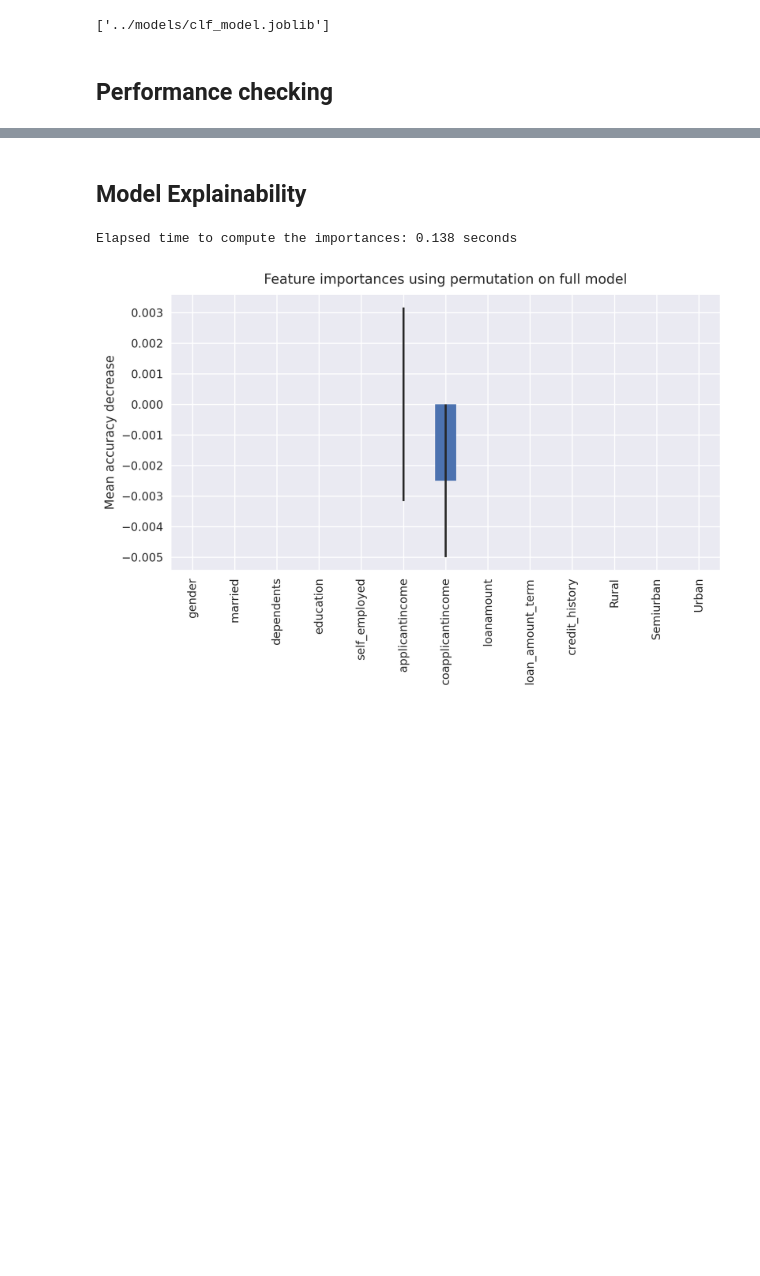
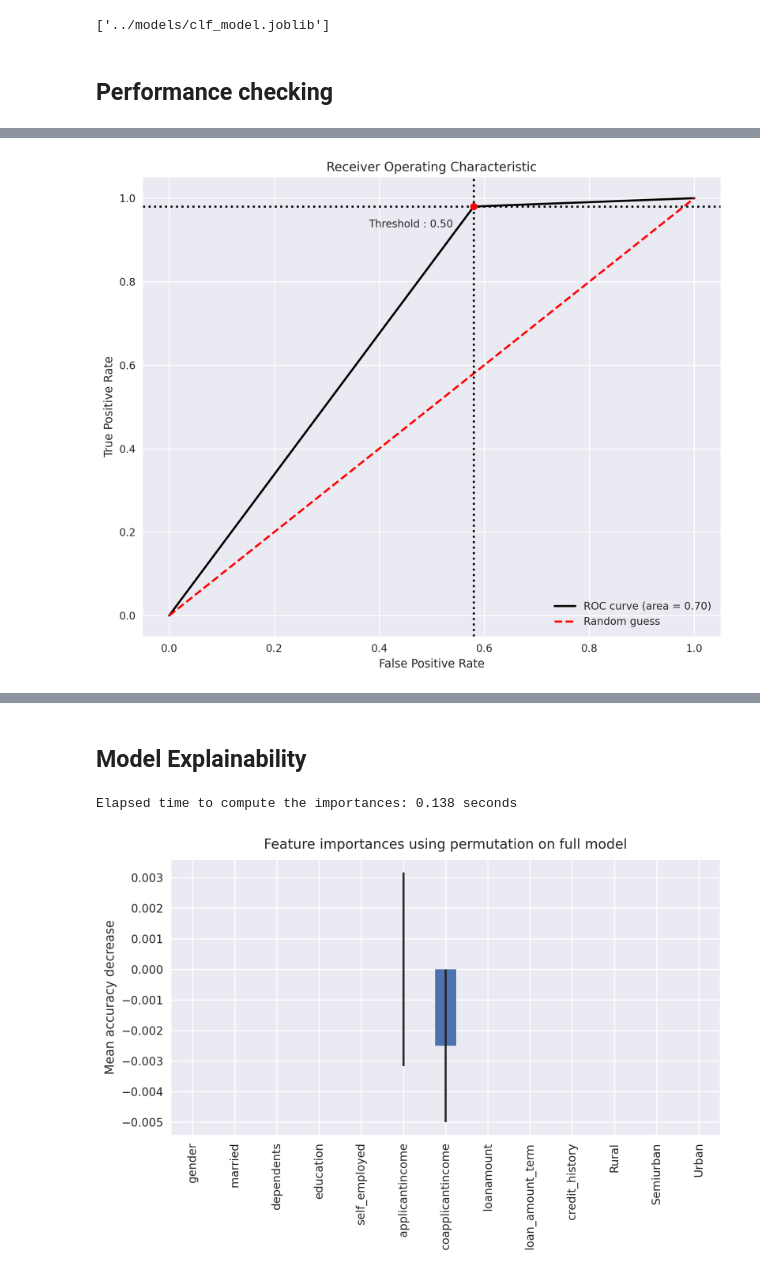
Before and after one commit to adilsmh/bank_loan_eligibility, a Jupyter notebook: notebooks/notebook_bank.ipynb, the cells around one changed output, grey strips where cells are left out. Drawn from its saved outputs; the diff is of its cells as text; code cells hidden in the pictures; blank space fills up the shorter version.

```diff
--- a/notebooks/notebook_bank.ipynb
+++ b/notebooks/notebook_bank.ipynb
@@ -415,9 +420,9 @@ column_transformer = ColumnTransformer([
 
 logistic_pipeline = Pipeline([
     ("datafeed", column_transformer),              # grabs finalized datasets
-    # ("selector", SelectKBest(f_classif, k="all")), # variable selection procedure
+    ("selector", SelectKBest(f_classif, k="all")), # variable selection procedure
     ("classifier", LogisticRegression())           # Logistic modeling
 ])
 # %%
-X, y = preprocessor(df_train)
+X, y = preprocessor(df_train, numerical_fts, categorical_fts)
 X_train, X_test, y_train, y_test = train_test_split(X, y, test_size=0.3, random_state=0, stratify=y)
@@ -721,0 +751,9 @@ make_confusion_matrix(cf_matrix,
+# %%
+bc = BinaryClassification(y_test_sm, y_pred, labels=["Class 0", "Class 1"])
+
+# Figures
+plt.figure(figsize=(10,8))
+bc.plot_roc_curve()
+plt.show()
+# %% [output]
+[figure, added]
```
Also changed, not shown: parts of 24 cells of this notebook, 1 other file.
